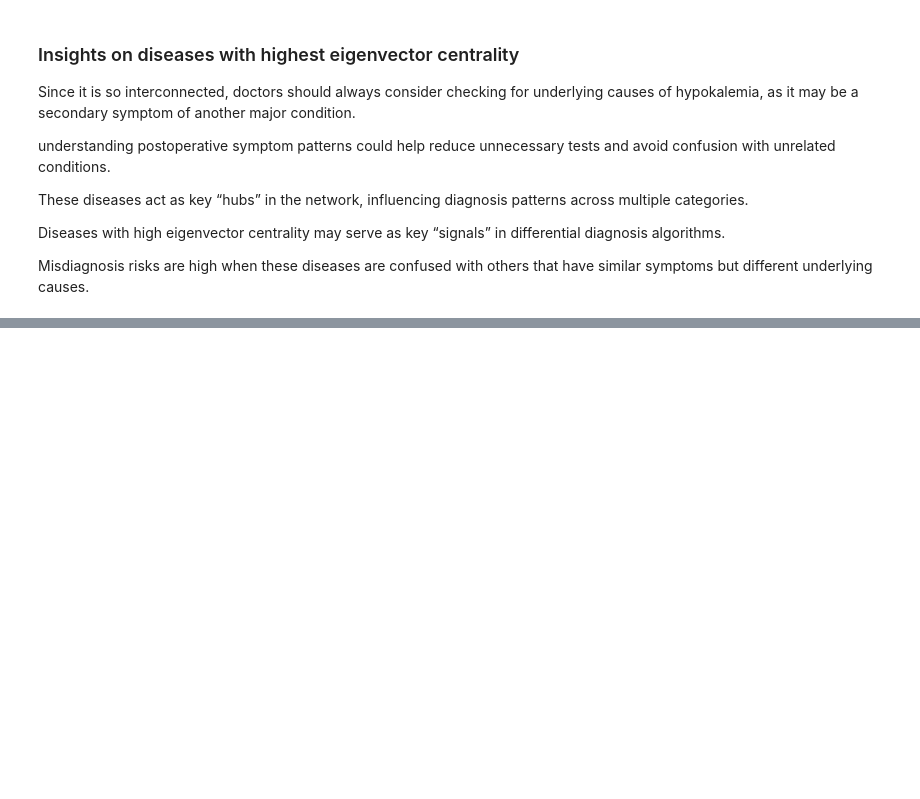
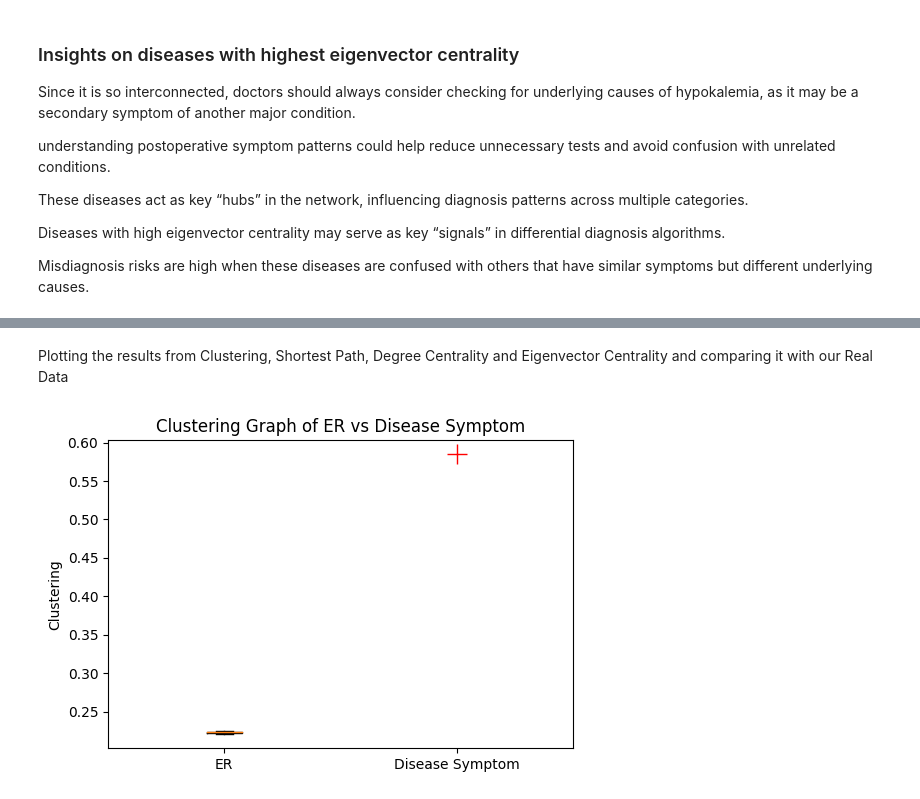
Before and after one commit to ktfr/disease-symptom-network, a Jupyter notebook: notebooks/PreliminarNetworkAnalysis.ipynb, the cells around one changed output, grey strips where cells are left out. Drawn from its saved outputs; the diff is of its cells as text; code cells hidden in the pictures; blank space fills up the shorter version.

```diff
--- a/notebooks/PreliminarNetworkAnalysis.ipynb
+++ b/notebooks/PreliminarNetworkAnalysis.ipynb
@@ -423,0 +624,18 @@ Misdiagnosis risks are high when these diseases are confused with others that ha
+# %% [markdown]
+Plotting the results from Clustering, Shortest Path, Degree Centrality and Eigenvector Centrality and comparing it with our Real Data
+# %%
+# open a figure and create a box plot
+fig = plt.figure(figsize=(6,4))
+# feed it a list of clustering ER
+# it create a boxplot of distribution of clustering across the ensemble of ER networks
+plt.boxplot(clustering_ER)
+plt.plot(2,C,'r',marker='+',markersize=15)
+# axis settings so can create labels
+ax = plt.gca()
+ax.set_xticks([1,2],labels=['ER','Disease Symptom'])
+plt.title('Clustering Graph of ER vs Disease Symptom')
+plt.ylabel('Clustering')
+plt.xlim([0.5,2.5])
+plt.show()
+# %% [output]
+[figure, added]
```
Also changed, not shown: parts of 26 cells of this notebook.
